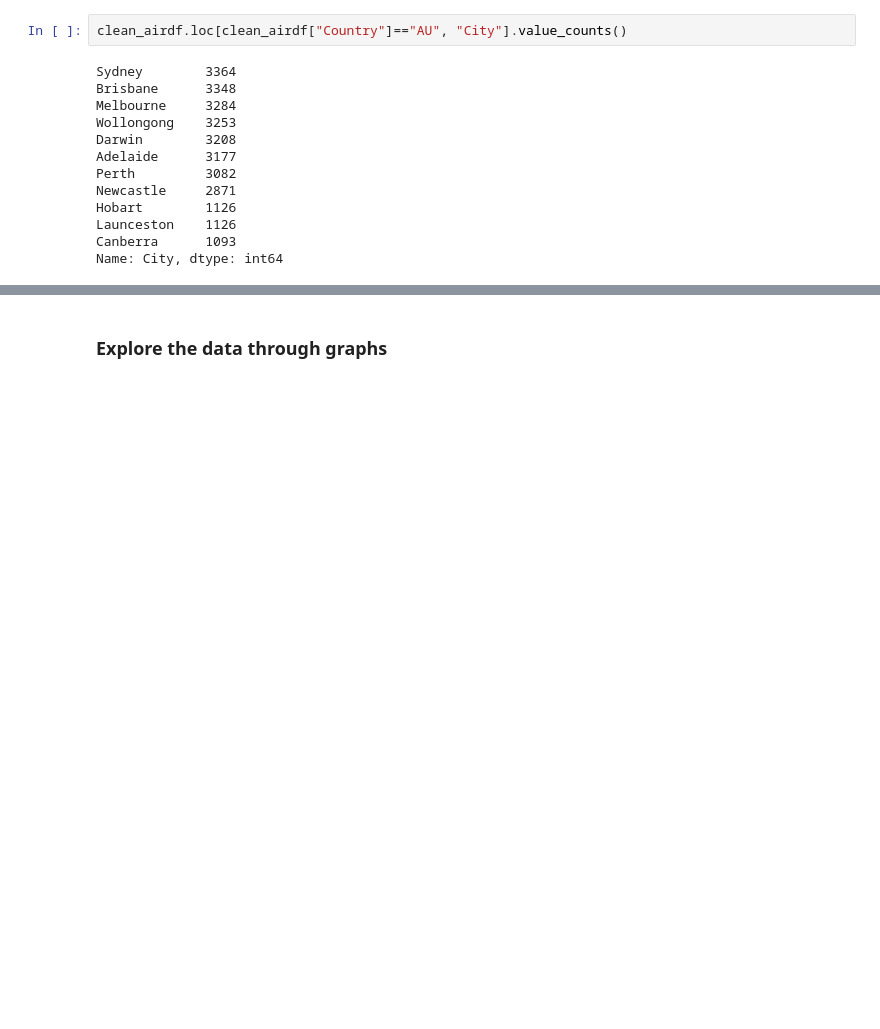
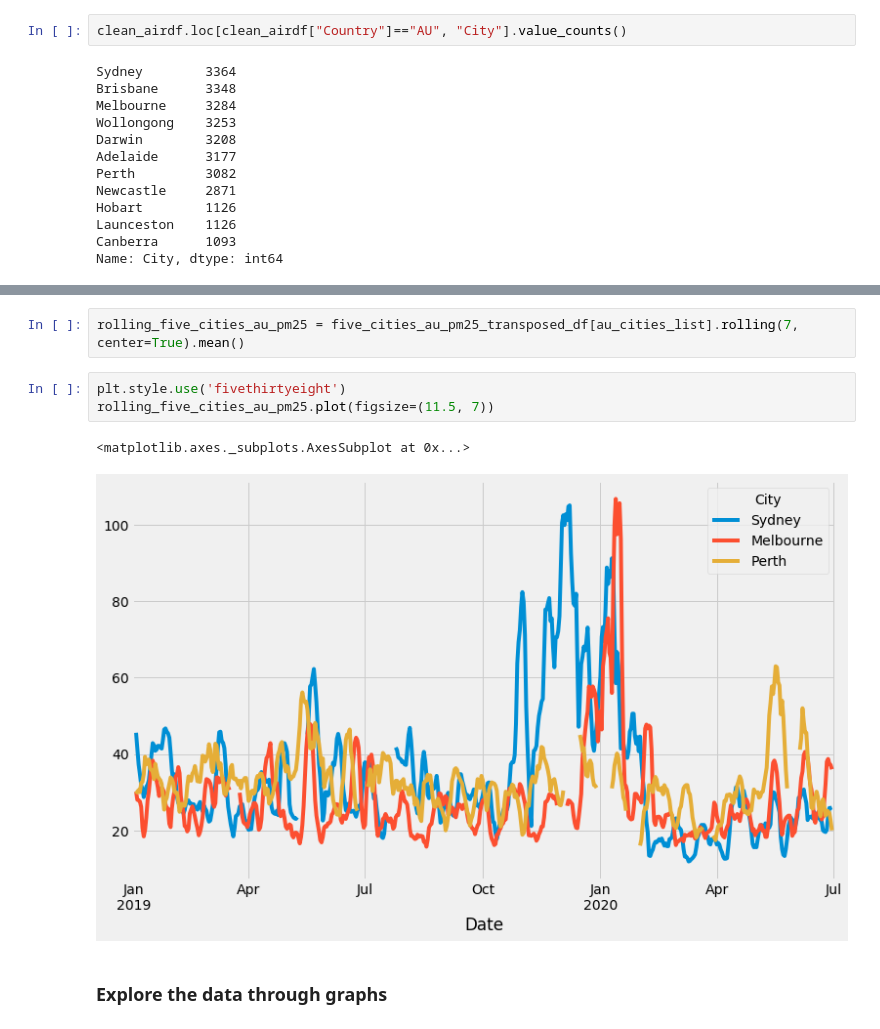
Before and after one commit to poojaisabelle/Project-One, a Jupyter notebook: data_exploration_cleanup_MASTER.ipynb, the cells around one changed output, grey strips where cells are left out. Saved outputs shown, nothing was run; the diff lists cells and outputs as text; blank space fills up the shorter version.

```diff
--- a/data_exploration_cleanup_MASTER.ipynb
+++ b/data_exploration_cleanup_MASTER.ipynb
@@ -288,3 +470,11 @@ Name: City, dtype: int64
+# %%
+rolling_five_cities_au_pm25 = five_cities_au_pm25_transposed_df[au_cities_list].rolling(7, center=True).mean()
+# %%
+plt.style.use('fivethirtyeight')
+rolling_five_cities_au_pm25.plot(figsize=(11.5, 7))
+# %% [output]
+<matplotlib.axes._subplots.AxesSubplot at 0x...>
+[figure, added]
 # %% [markdown]
 ### Explore the data through graphs
 # %%
```
Also changed, not shown: parts of 62 cells of this notebook, 1 other file.
